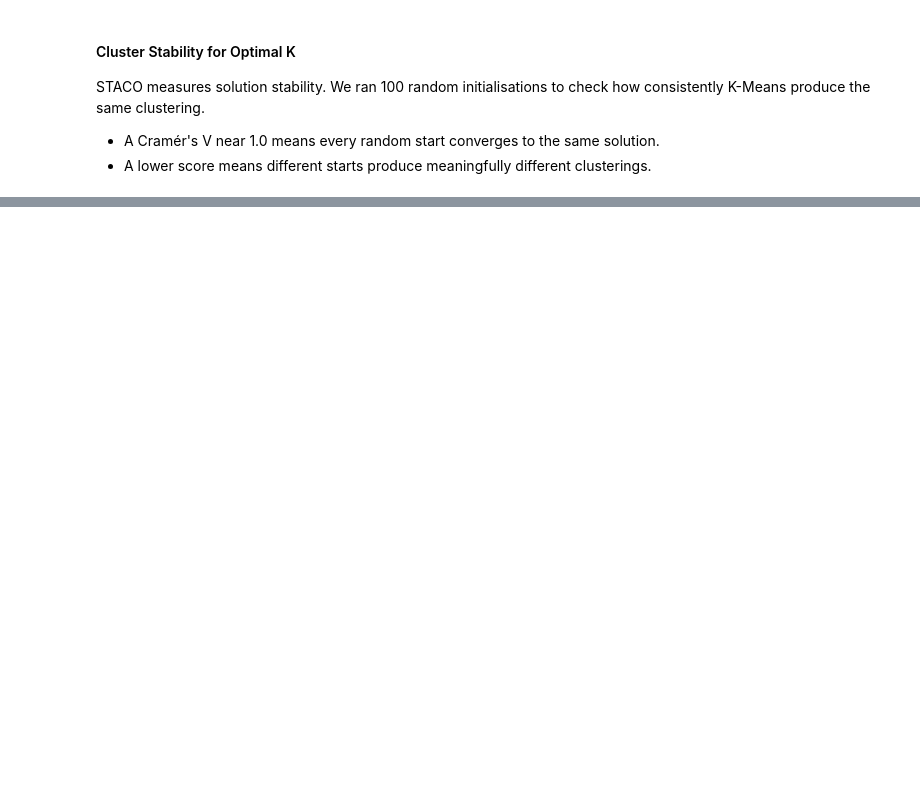
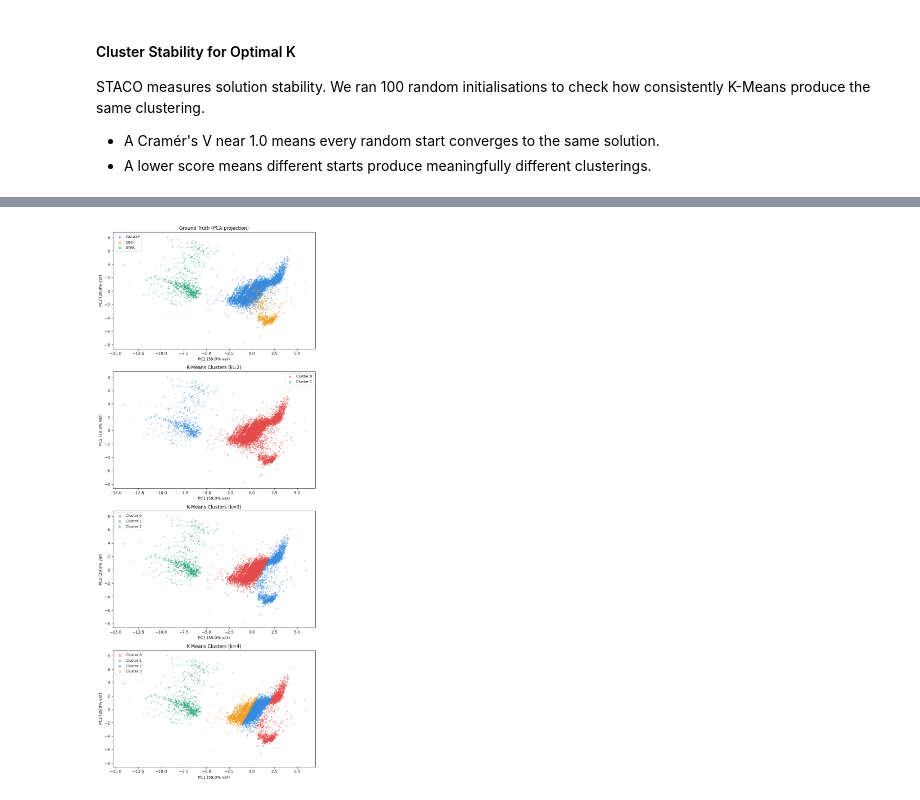
Before and after one commit to DaerenKim/IT1244-Astral-Sentiment-Analysis-Clustering, a Jupyter notebook: models_forming/1_kmeans.ipynb, the cells around one changed output, grey strips where cells are left out. Cells and saved outputs as stored; diff of their text form; code cells hidden in the pictures; blank space fills up the shorter version.

Commit message:
k means update

```diff
--- a/models_forming/1_kmeans.ipynb
+++ b/models_forming/1_kmeans.ipynb
@@ -280,7 +311,7 @@ from sklearn.decomposition import PCA
 
 # ── 0. Setup ──────────────────────────────────────────────────────────────────
 le     = LabelEncoder()
-y_true = le.fit_transform(df.iloc[:,-1])
+y_true = le.fit_transform(df["class"])
 
 pca  = PCA(n_components=2, random_state=42)
 X_2d = pca.fit_transform(df_features)
@@ -288,7 +319,7 @@ ev   = pca.explained_variance_ratio_
 
 class_colors    = {"GALAXY": "#378ADD", "QSO": "#EF9F27", "STAR": "#1D9E75"}
 cluster_colors  = ["#E24B4A", "#378ADD", "#1D9E75", "#EF9F27"]
-k_values        = [2, 3]
+k_values        = [2, 3, 4]
 
 # ── 1. Fit, evaluate, and store results for each k ───────────────────────────
 results = {}
@@ -416,0 +401,38 @@ K-Means finds two natural structures in this feature set: QSOs and a broad non-Q
+# %%
+# ── 4. Plots: one row per k ───────────────────────────────────────────────────
+fig, axes = plt.subplots(len(k_values) + 1, 1, figsize=(8, 5 * (len(k_values) + 1)))
+
+# ── Row 0: Ground truth ──────────────────────────────────────────────────────
+ax = axes[0]
+for cls_name, col in class_colors.items():
+    mask = df["class"] == cls_name
+    ax.scatter(X_2d[mask, 0], X_2d[mask, 1],
+               s=4, alpha=0.4, color=col, label=cls_name)
+
+ax.set_title("Ground Truth (PCA projection)")
+ax.set_xlabel(f"PC1 ({ev[0]*100:.1f}% var)")
+ax.set_ylabel(f"PC2 ({ev[1]*100:.1f}% var)")
+ax.legend(markerscale=3, fontsize=9)
+
+
+# ── Rows for each k ──────────────────────────────────────────────────────────
+for i, k in enumerate(k_values, start=1):
+    r      = results[k]
+    labels = r["labels"]
+    cols   = cluster_colors[:k]
+
+    ax = axes[i]
+    for j, cl in enumerate(np.unique(labels)):
+        mask = labels == cl
+        ax.scatter(X_2d[mask, 0], X_2d[mask, 1],
+                   s=4, alpha=0.4, color=cols[j], label=f"Cluster {cl}")
+
+    ax.set_title(f"K-Means Clusters (k={k})")
+    ax.set_xlabel(f"PC1 ({ev[0]*100:.1f}% var)")
+    ax.set_ylabel(f"PC2 ({ev[1]*100:.1f}% var)")
+    ax.legend(markerscale=3, fontsize=9)
+
+plt.tight_layout()
+plt.show()
+# %% [output]
+[figure, new version]
```
Also changed, not shown: parts of 17 cells of this notebook, 1 other file.
